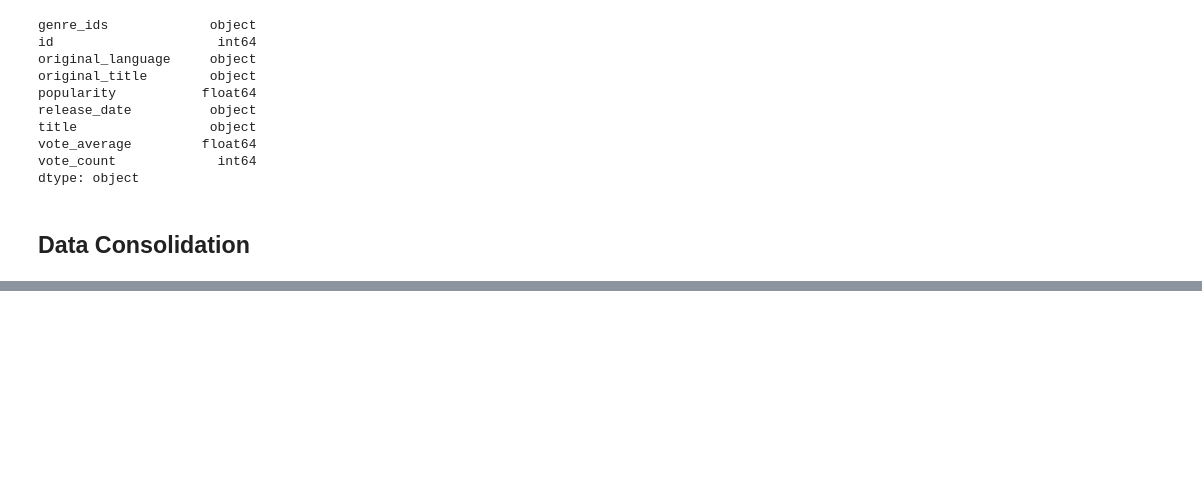
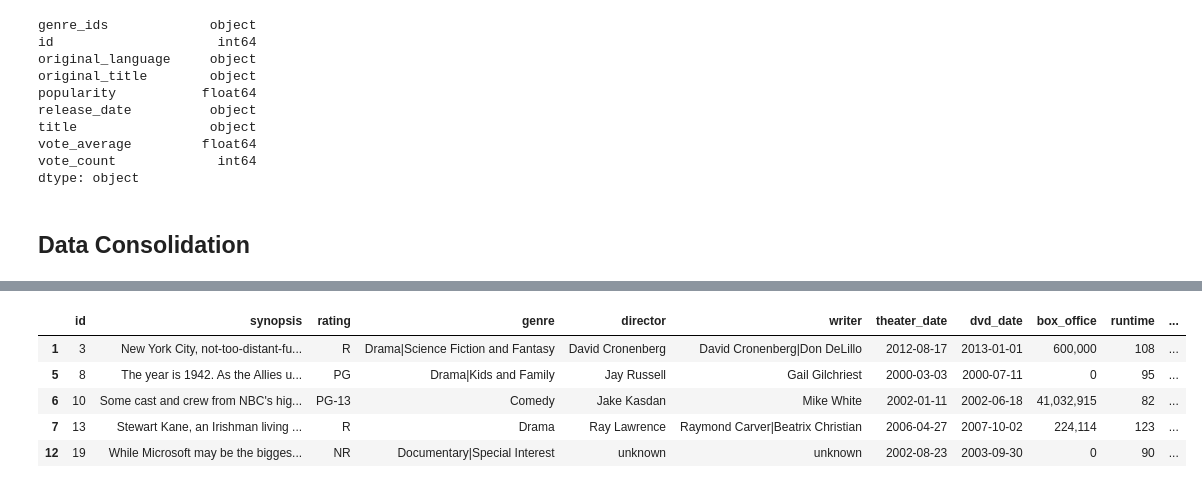
Before and after one commit to MarkNgendo/Phase-1-Project, a Jupyter notebook: Project Notebook.ipynb, the cells around one changed output, grey strips where cells are left out. Cells and saved outputs as stored; diff of their text form; code cells hidden in the pictures; blank space fills up the shorter version.

```diff
--- a/Project Notebook.ipynb
+++ b/Project Notebook.ipynb
@@ -1000,0 +1033,9 @@ imdbRatingsDf['release_date'] = pd.to_datetime(imdbRatingsDf['release_date'])
+# %%
+movieInfoDf.head()
+# %% [output]
+|  | id | synopsis | rating | genre | director | writer | theater_date | dvd_date | box_office | runtime | ... |
+| 1 | 3 | New York City, not-too-distant-fu... | R | Drama|Science Fiction and Fantasy | David Cronenberg | David Cronenberg|Don DeLillo | 2012-08-17 | 2013-01-01 | 600,000 | 108 | ... |
+| 5 | 8 | The year is 1942. As the Allies u... | PG | Drama|Kids and Family | Jay Russell | Gail Gilchriest | 2000-03-03 | 2000-07-11 | 0 | 95 | ... |
+| 6 | 10 | Some cast and crew from NBC's hig... | PG-13 | Comedy | Jake Kasdan | Mike White | 2002-01-11 | 2002-06-18 | 41,032,915 | 82 | ... |
+| 7 | 13 | Stewart Kane, an Irishman living ... | R | Drama | Ray Lawrence | Raymond Carver|Beatrix Christian | 2006-04-27 | 2007-10-02 | 224,114 | 123 | ... |
+| 12 | 19 | While Microsoft may be the bigges... | NR | Documentary|Special Interest | unknown | unknown | 2002-08-23 | 2003-09-30 | 0 | 90 | ... |
```
Also changed, not shown: parts of 5 cells of this notebook.
